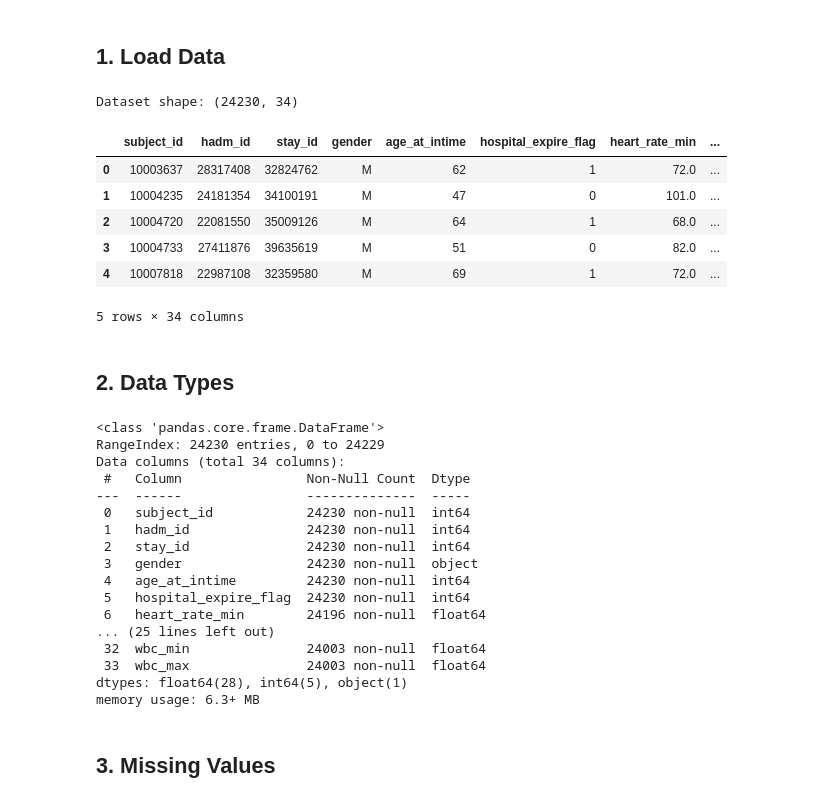
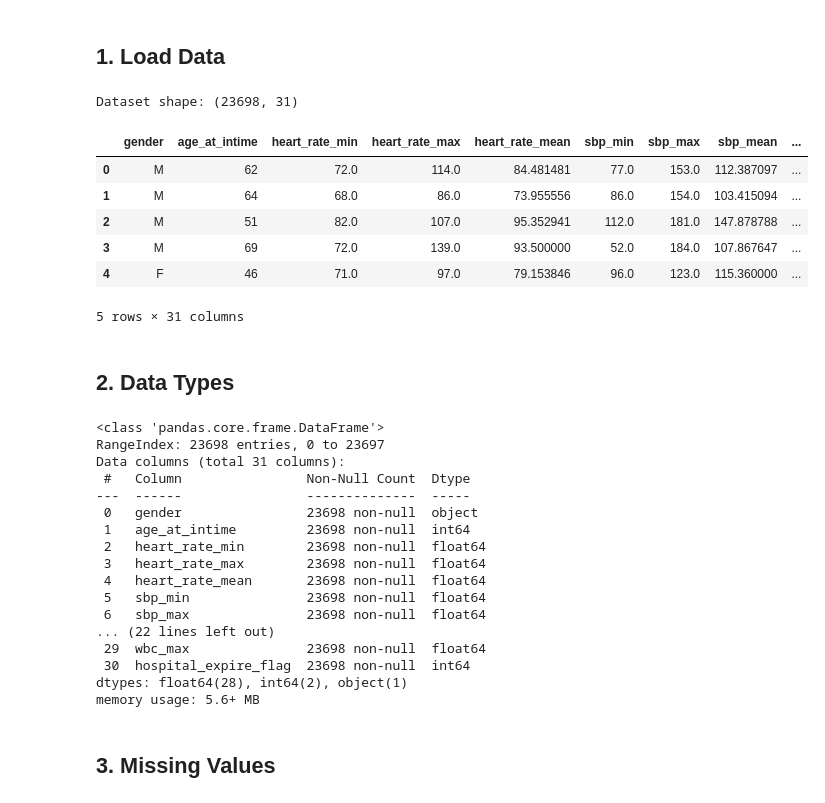
Before and after one commit to Sebi74321/Thesis, a Jupyter notebook: CTAB-GAN-Plus-main/eda_Mimic.ipynb, the cells around one changed output. Cells and saved outputs as stored; diff of their text form; code cells hidden in the pictures.

```diff
--- a/CTAB-GAN-Plus-main/eda_Mimic.ipynb
+++ b/CTAB-GAN-Plus-main/eda_Mimic.ipynb
@@ -9,44 +9,44 @@ Focus:
 # %%
 import pandas as pd
 import numpy as np
 import matplotlib.pyplot as plt
 
-real_path = 'Real_Datasets/MimicIV.csv'
+real_path = 'Real_Datasets/MimicIV_clean.csv'
 df = pd.read_csv(real_path)
 
 print('Dataset shape:', df.shape)
 df.head()
 # %% [output]
-Dataset shape: (24230, 34)
+Dataset shape: (23698, 31)
-|  | subject_id | hadm_id | stay_id | gender | age_at_intime | hospital_expire_flag | heart_rate_min | ... |
-| 0 | 10003637 | 28317408 | 32824762 | M | 62 | 1 | 72.0 | ... |
-| 1 | 10004235 | 24181354 | 34100191 | M | 47 | 0 | 101.0 | ... |
-| 2 | 10004720 | 22081550 | 35009126 | M | 64 | 1 | 68.0 | ... |
-| 3 | 10004733 | 27411876 | 39635619 | M | 51 | 0 | 82.0 | ... |
-| 4 | 10007818 | 22987108 | 32359580 | M | 69 | 1 | 72.0 | ... |
+|  | gender | age_at_intime | heart_rate_min | heart_rate_max | heart_rate_mean | sbp_min | sbp_max | sbp_mean | ... |
+| 0 | M | 62 | 72.0 | 114.0 | 84.481481 | 77.0 | 153.0 | 112.387097 | ... |
+| 1 | M | 64 | 68.0 | 86.0 | 73.955556 | 86.0 | 154.0 | 103.415094 | ... |
+| 2 | M | 51 | 82.0 | 107.0 | 95.352941 | 112.0 | 181.0 | 147.878788 | ... |
+| 3 | M | 69 | 72.0 | 139.0 | 93.500000 | 52.0 | 184.0 | 107.867647 | ... |
+| 4 | F | 46 | 71.0 | 97.0 | 79.153846 | 96.0 | 123.0 | 115.360000 | ... |
-5 rows × 34 columns
+5 rows × 31 columns
 # %% [markdown]
 ## 2. Data Types
 # %%
 df.info()
 # %% [output]
 <class 'pandas.core.frame.DataFrame'>
-RangeIndex: 24230 entries, 0 to 24229
-Data columns (total 34 columns):
+RangeIndex: 23698 entries, 0 to 23697
+Data columns (total 31 columns):
  #   Column                Non-Null Count  Dtype
 ---  ------                --------------  -----
- 0   subject_id            24230 non-null  int64
- 1   hadm_id               24230 non-null  int64
- 2   stay_id               24230 non-null  int64
- 3   gender                24230 non-null  object
- 4   age_at_intime         24230 non-null  int64
- 5   hospital_expire_flag  24230 non-null  int64
- 6   heart_rate_min        24196 non-null  float64
-... (25 lines left out)
- 32  wbc_min               24003 non-null  float64
- 33  wbc_max               24003 non-null  float64
-dtypes: float64(28), int64(5), object(1)
-memory usage: 6.3+ MB
+ 0   gender                23698 non-null  object
+ 1   age_at_intime         23698 non-null  int64
+ 2   heart_rate_min        23698 non-null  float64
+ 3   heart_rate_max        23698 non-null  float64
+ 4   heart_rate_mean       23698 non-null  float64
+ 5   sbp_min               23698 non-null  float64
+ 6   sbp_max               23698 non-null  float64
+... (22 lines left out)
+ 29  wbc_max               23698 non-null  float64
+ 30  hospital_expire_flag  23698 non-null  int64
+dtypes: float64(28), int64(2), object(1)
+memory usage: 5.6+ MB
 # %% [markdown]
 ## 3. Missing Values
 # %%
```
Also changed, not shown: parts of 5 cells of this notebook, 9 other files.
